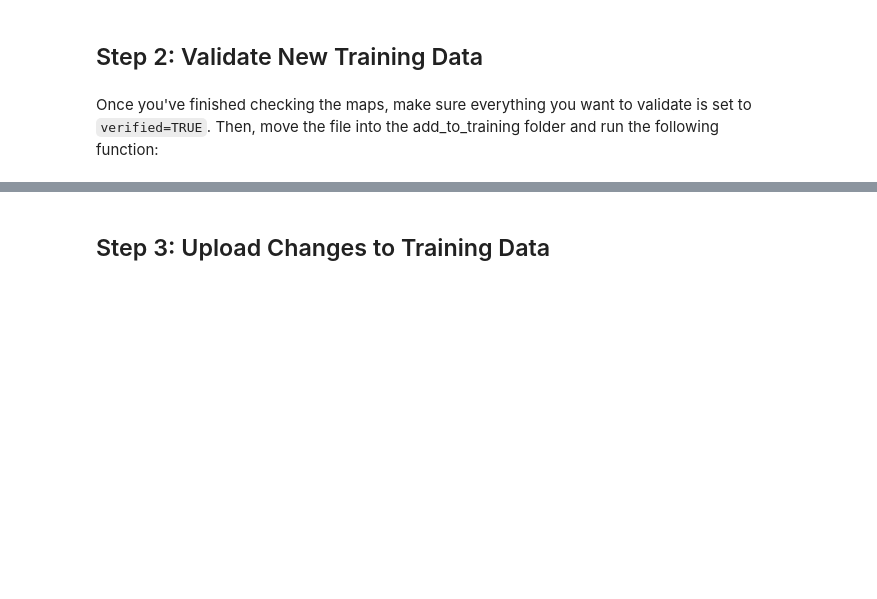
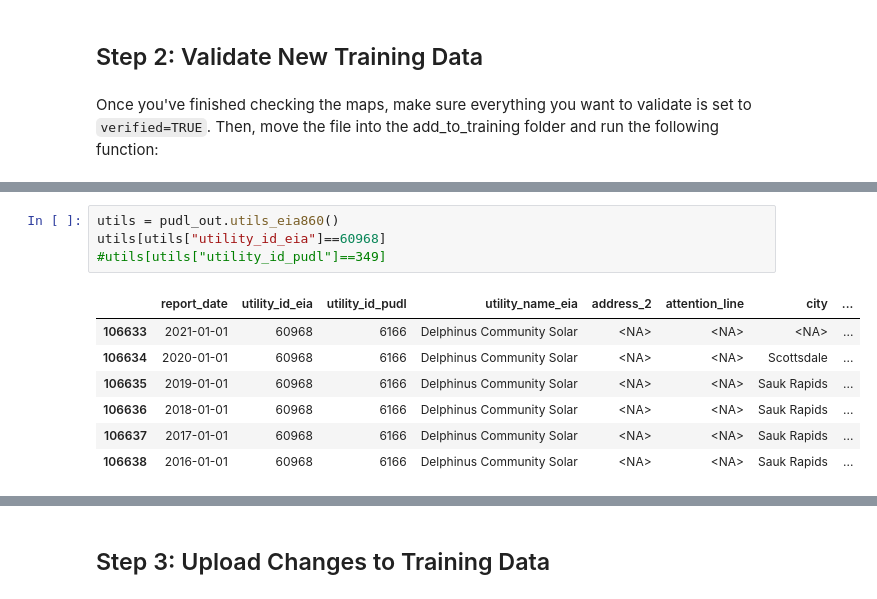
Before and after one commit to catalyst-cooperative/rmi-ferc1-eia, a Jupyter notebook: notebooks/make_overrides.ipynb, the cells around one changed output, grey strips where cells are left out. Cells and saved outputs as stored; diff of their text form; blank space fills up the shorter version.

```diff
--- a/notebooks/make_overrides.ipynb
+++ b/notebooks/make_overrides.ipynb
@@ -101,0 +184,12 @@ override_files = [file for file in override_files if file.endswith(".xlsx")]
+# %%
+utils = pudl_out.utils_eia860()
+utils[utils["utility_id_eia"]==60968]
+#utils[utils["utility_id_pudl"]==349]
+# %% [output]
+|  | report_date | utility_id_eia | utility_id_pudl | utility_name_eia | address_2 | attention_line | city | ... |
+| 106633 | 2021-01-01 | 60968 | 6166 | Delphinus Community Solar | <NA> | <NA> | <NA> | ... |
+| 106634 | 2020-01-01 | 60968 | 6166 | Delphinus Community Solar | <NA> | <NA> | Scottsdale | ... |
+| 106635 | 2019-01-01 | 60968 | 6166 | Delphinus Community Solar | <NA> | <NA> | Sauk Rapids | ... |
+| 106636 | 2018-01-01 | 60968 | 6166 | Delphinus Community Solar | <NA> | <NA> | Sauk Rapids | ... |
+| 106637 | 2017-01-01 | 60968 | 6166 | Delphinus Community Solar | <NA> | <NA> | Sauk Rapids | ... |
+| 106638 | 2016-01-01 | 60968 | 6166 | Delphinus Community Solar | <NA> | <NA> | Sauk Rapids | ... |
```
Also changed, not shown: parts of 9 cells of this notebook, 1 other file.
